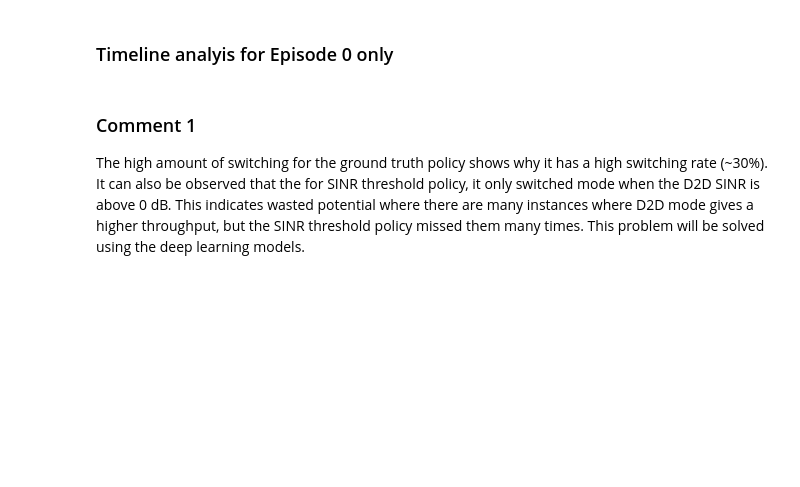
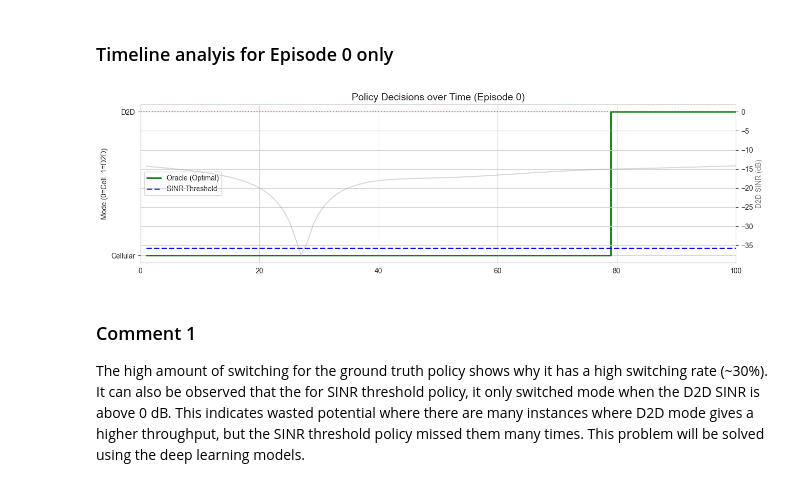
Before and after one commit to WarlockZul/FYP-Deep-Learning-D2D-Mode-Selection, a Jupyter notebook: notebooks/eda_baselines.ipynb, the cells around one changed output. Saved outputs shown, nothing was run; the diff lists cells and outputs as text; code cells hidden in the pictures; blank space fills up the shorter version.

```diff
--- a/notebooks/eda_baselines.ipynb
+++ b/notebooks/eda_baselines.ipynb
@@ -72,7 +93,7 @@ if os.path.exists(summary_path):
 ### Timeline analyis for Episode 0 only
 # %%
 # 1. Load the raw simulation data
-raw_path = os.path.join('..', SimulationConfig.OUTPUT_FILE)
+raw_path = os.path.join('..', Config.OUTPUT_FILE)
 df_raw = pd.read_csv(raw_path)
 
 # 2. Select ONLY Episode 0 (The first run)
@@ -85,33 +106,35 @@ ep0_random = policy_random(episode_0)
 
 # 4. Convert "D2D"/"Cellular" text to numbers (1/0) for plotting
 # D2D = 1, Cellular = 0
 trace_oracle = ep0_oracle.apply(lambda x: 1 if x == 'D2D' else 0)
 trace_threshold = ep0_threshold.apply(lambda x: 1 if x == 'D2D' else 0)
 trace_random = ep0_random.apply(lambda x: 1 if x == 'D2D' else 0)
 
 # 5. Plot the Timeline
 plt.figure(figsize=(15, 4))
 
 # Plot Oracle (Ground Truth)
 plt.step(episode_0['timestamp'], trace_oracle, where='post', label='Oracle (Optimal)', linewidth=2, color='green')
 
 # Plot Threshold (Heuristic) -> Shifted slightly up so we can see it
 plt.step(episode_0['timestamp'], trace_threshold + 0.05, where='post', label='SINR Threshold', linewidth=2, linestyle='--', color='blue')
 
 # Plot SINR on a secondary axis to explain WHY it switched
 plt.ylabel('Mode (0=Cell, 1=D2D)')
 plt.yticks([0, 1], ['Cellular', 'D2D'])
 plt.title('Policy Decisions over Time (Episode 0)', fontsize=14)
 plt.legend(loc='center left')
 
 # Add SINR context
 ax2 = plt.gca().twinx()
 ax2.plot(episode_0['timestamp'], episode_0['sinr_d2d_db'], color='gray', alpha=0.3, label='D2D SINR (dB)')
 ax2.axhline(0, color='red', linestyle=':', alpha=0.5, label='0dB Threshold')
 ax2.set_ylabel('D2D SINR (dB)', color='gray')
 
 plt.xlim(0, 100)
 plt.show()
+# %% [output]
+[figure, added]
 # %% [markdown]
 ### Comment 1
 The high amount of switching for the ground truth policy shows why it has a high switching rate (~30%). It can also be observed that the for SINR threshold policy, it only switched mode when the D2D SINR is above 0 dB. This indicates wasted potential where there are many instances where D2D mode gives a higher throughput, but the SINR threshold policy missed them many times. This problem will be solved using the deep learning models.
```
Also changed, not shown: parts of 5 cells of this notebook, 5 other files.
